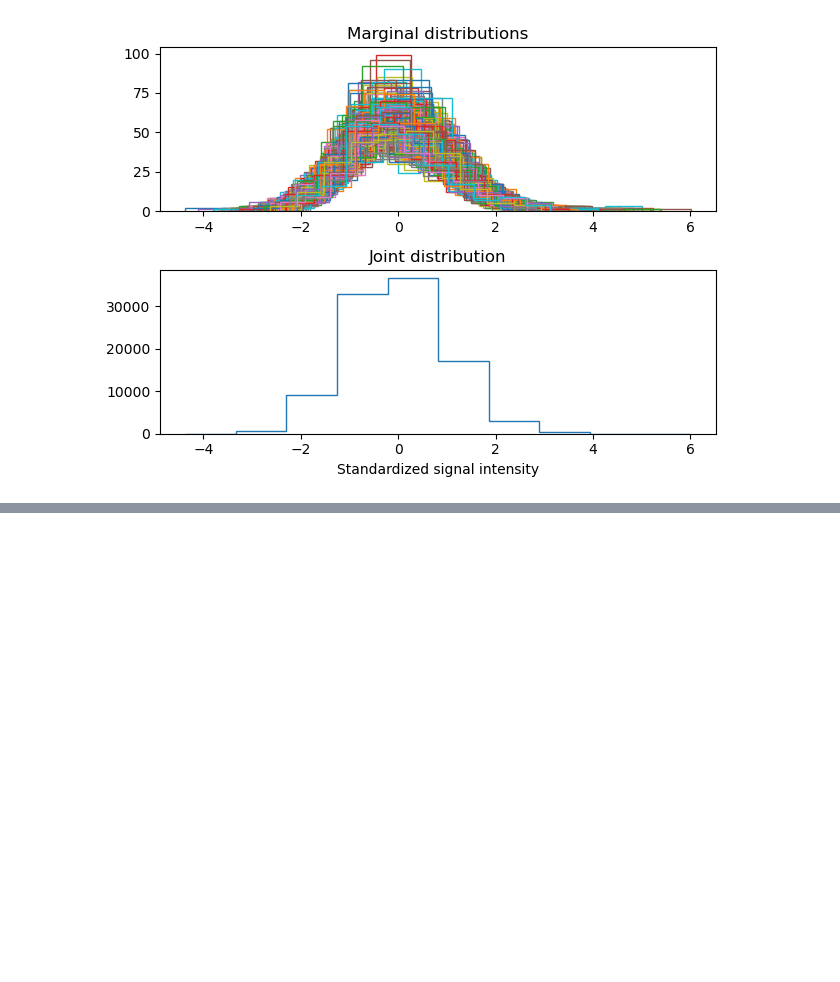
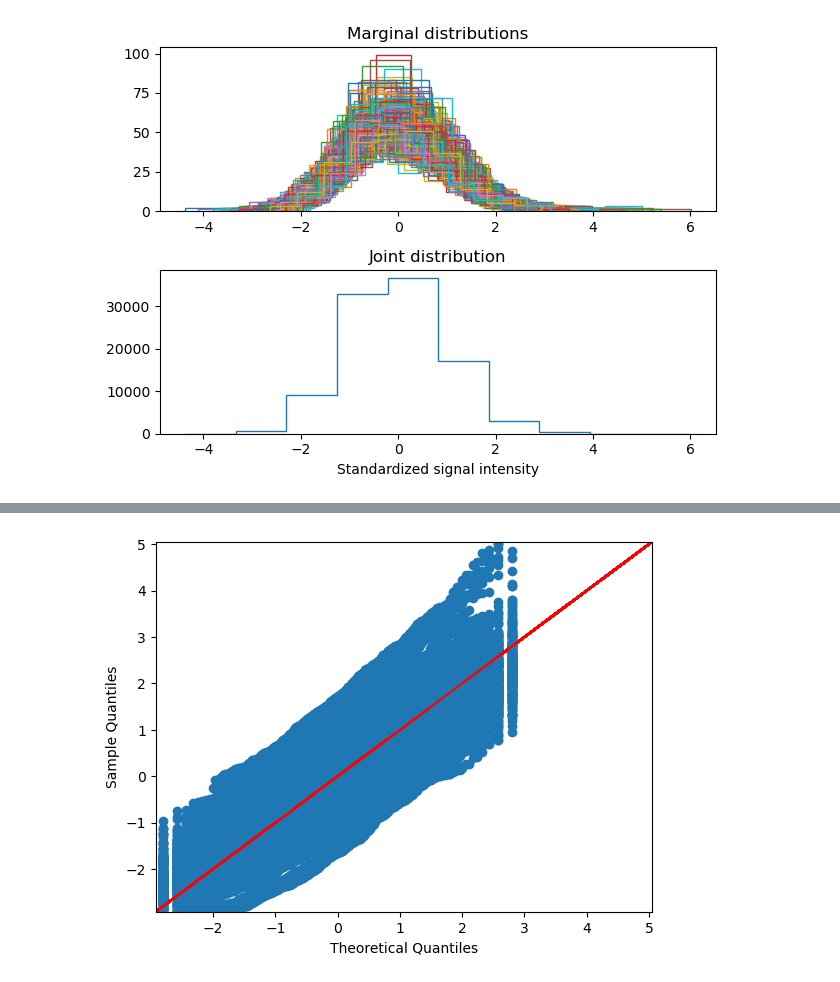
Before and after one commit to jonathan-legrand/bold-dementia, a Jupyter notebook: notebooks/signals_stats.ipynb, the cells around one changed output, grey strips where cells are left out. Saved outputs shown, nothing was run; the diff lists cells and outputs as text; code cells hidden in the pictures; blank space fills up the shorter version.

```diff
--- a/notebooks/signals_stats.ipynb
+++ b/notebooks/signals_stats.ipynb
@@ -58,0 +70,7 @@ plt.show()
+# %%
+fig, ax = plt.subplots(1, 1)
+for i in range(ts.shape[0]):
+    qqplot(ts[i, :], ax=ax, line="45")
+plt.show()
+# %% [output]
+[figure, added]
```
Also changed, not shown: parts of 6 cells of this notebook.
